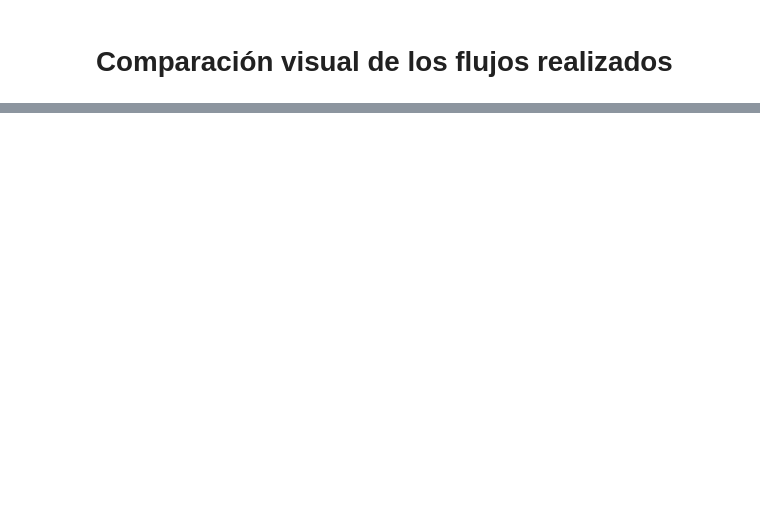
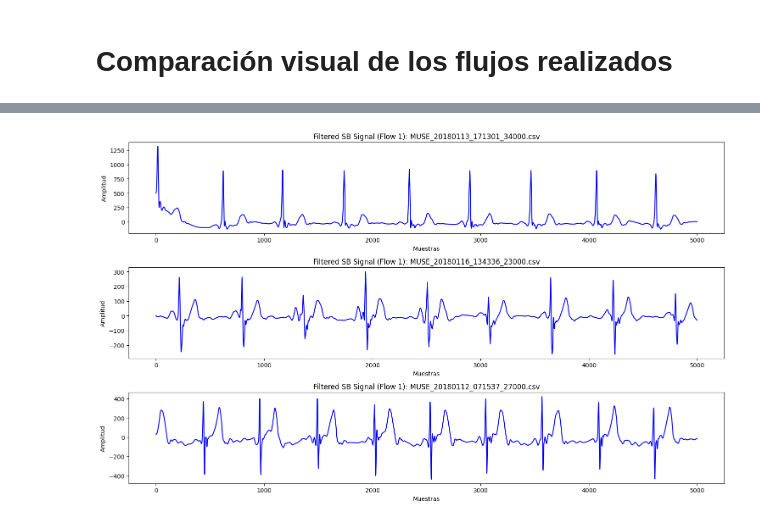
Before and after one commit to LisethTiria/Biosenales-2025-1, a Jupyter notebook: Proyecto3_ecg/proyecto3_ecg.ipynb, the cells around one changed output, grey strips where cells are left out. Cells and saved outputs as stored; diff of their text form; code cells hidden in the pictures; blank space fills up the shorter version.

```diff
--- a/Proyecto3_ecg/proyecto3_ecg.ipynb
+++ b/Proyecto3_ecg/proyecto3_ecg.ipynb
@@ -87,6 +107,7 @@ print(f"Cantidad de archivos para SR (ritmo sinusal): {len(sr_data)}")
 # %%
 import random
 import pandas as pd
+import os
 
 # Ruta para guardar la lista persistente de señales
 selected_files_path = '/content/selected_signals.txt'
@@ -114,6 +135,11 @@ for file in selected_files:
         path = os.path.join(sr_extract_dir, file)
     else:
         continue
-    # Leer el archivo CSV (asumiendo que es una columna con la señal)
-    signal = pd.read_csv(path, header=None).squeeze()
+
+    # Leer el archivo CSV con encabezados
+    df = pd.read_csv(path, sep=None, engine='python')  # Auto detecta el separador
+    if "II" not in df.columns:
+        raise ValueError(f'El archivo {file} no contiene la columna "II"')
+
+    signal = df["II"]  # Extraer solo la derivación II
     selected_signals.append(signal)
@@ -258,0 +428,10 @@ plot_comparisons(selected_signals, filtered_signals_f1, filtered_signals_f2, fil
+# %%
+for filename in afib_archivos:
+    filepath = os.path.join(afib_extract_dir, filename)
+    df = pd.read_csv(filepath, delimiter=',', names=columns)
+    all_afib_signals.append(df["II"])
+
+for filename in sr_archivos:
+    filepath = os.path.join(sr_extract_dir, filename)
+    df = pd.read_csv(filepath, delimiter=',', names=columns)
+    all_sr_signals.append(df["II"])
@@ -258,0 +543,66 @@ plot_comparisons(selected_signals, filtered_signals_f1, filtered_signals_f2, fil
+# %%
+import random
+import matplotlib.pyplot as plt
+import os
+import pandas as pd
+
+# Select a few random files from each category for plotting
+num_plots = 3
+selected_sb_files_for_plot = random.sample(sb_archivos, min(num_plots, len(sb_archivos)))
+selected_afib_files_for_plot = random.sample(afib_archivos, min(num_plots, len(afib_archivos)))
+selected_sr_files_for_plot = random.sample(sr_archivos, min(num_plots, len(sr_archivos)))
+
+# Function to load filtered signal from a given directory
+def load_filtered_signal(directory, filename):
+    filepath = os.path.join(directory, filename)
+    try:
+        df_filtered = pd.read_csv(filepath)
+        # Assuming the filtered file only contains the 'II' column and no index
+        return df_filtered['II']
+    except FileNotFoundError:
+        print(f"Filtered file not found: {filepath}")
+        return None
+    except Exception as e:
+        print(f"Error loading filtered file {filepath}: {e}")
+        return None
+
+# Load and plot filtered SB signals
+plt.figure(figsize=(15, num_plots * 3))
+for i, filename in enumerate(selected_sb_files_for_plot):
+    signal = load_filtered_signal(filtered_sb_dir_f1, filename)
+    if signal is not None:
+        plt.subplot(num_plots, 1, i + 1)
+        plt.plot(signal, color='blue')
+        plt.title(f'Filtered SB Signal (Flow 1): {filename}')
+        plt.xlabel('Muestras')
+        plt.ylabel('Amplitud')
+plt.tight_layout()
+plt.show()
+
+# Load and plot filtered AFIB signals
+plt.figure(figsize=(15, num_plots * 3))
+for i, filename in enumerate(selected_afib_files_for_plot):
+    signal = load_filtered_signal(filtered_afib_dir_f1, filename)
+    if signal is not None:
+        plt.subplot(num_plots, 1, i + 1)
+        plt.plot(signal, color='green')
+        plt.title(f'Filtered AFIB Signal (Flow 1): {filename}')
+        plt.xlabel('Muestras')
+        plt.ylabel('Amplitud')
+plt.tight_layout()
+plt.show()
+
+# Load and plot filtered SR signals
+plt.figure(figsize=(15, num_plots * 3))
+for i, filename in enumerate(selected_sr_files_for_plot):
+    signal = load_filtered_signal(filtered_sr_dir_f1, filename)
+    if signal is not None:
+        plt.subplot(num_plots, 1, i + 1)
+        plt.plot(signal, color='orange')
+        plt.title(f'Filtered SR Signal (Flow 1): {filename}')
+        plt.xlabel('Muestras')
+        plt.ylabel('Amplitud')
+plt.tight_layout()
+plt.show()
+# %% [output]
+[figure, added]
```
Also changed, not shown: parts of 31 cells of this notebook.
